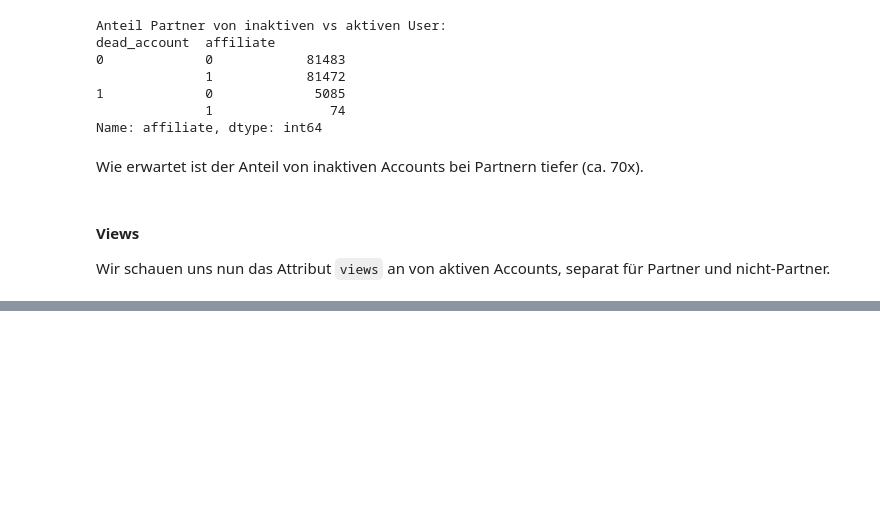
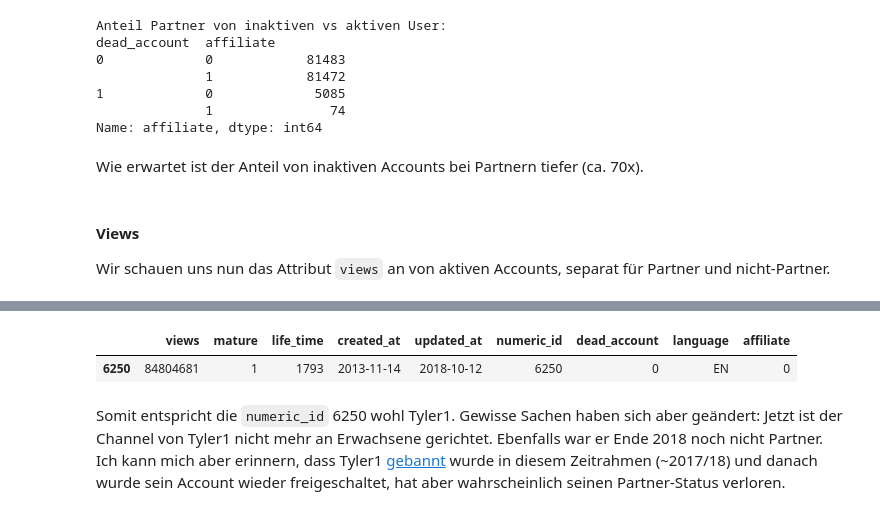
Before and after one commit to kenfus/SAN, a Jupyter notebook: main.ipynb, the cells around one changed output, grey strips where cells are left out. Saved outputs shown, nothing was run; the diff lists cells and outputs as text; code cells hidden in the pictures; blank space fills up the shorter version.

```diff
--- a/main.ipynb
+++ b/main.ipynb
@@ -161,0 +197,12 @@ plt.show()
+# %%
+active_accounts[
+    (active_accounts.created_at=='2013-11-14') &
+    (active_accounts.dead_account==False) &
+    (active_accounts.language=='EN') &
+    (active_accounts.views > 80000000)
+    ]
+# %% [output]
+|  | views | mature | life_time | created_at | updated_at | numeric_id | dead_account | language | affiliate |
+| 6250 | 84804681 | 1 | 1793 | 2013-11-14 | 2018-10-12 | 6250 | 0 | EN | 0 |
+# %% [markdown]
+Somit entspricht die `numeric_id` 6250 wohl Tyler1. Gewisse Sachen haben sich aber geändert: Jetzt ist der Channel von Tyler1 nicht mehr an Erwachsene gerichtet. Ebenfalls war er Ende 2018 noch nicht Partner. Ich kann mich aber erinnern, dass Tyler1 [gebannt](https://web.archive.org/web/20190417084311/https://support.riotgames.com/hc/en-us/articles/115013815928-Understanding-ID-Bans) wurde in diesem Zeitrahmen (~2017/18) und danach wurde sein Account wieder freigeschaltet, hat aber wahrscheinlich seinen Partner-Status verloren.
```
Also changed, not shown: parts of 10 cells of this notebook.
